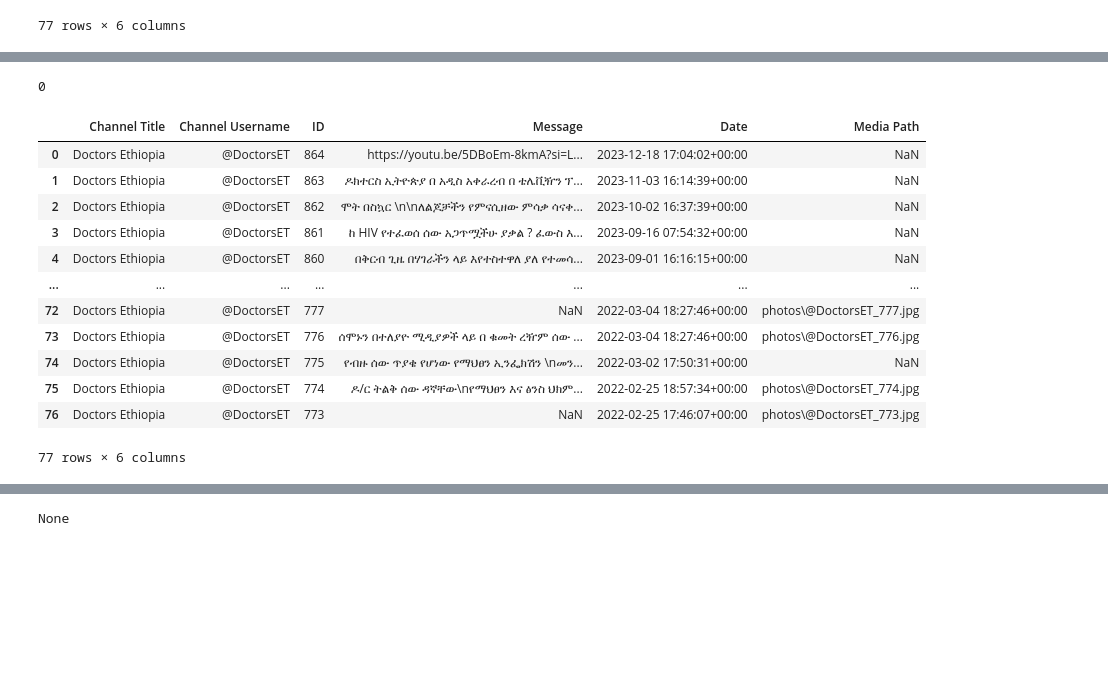
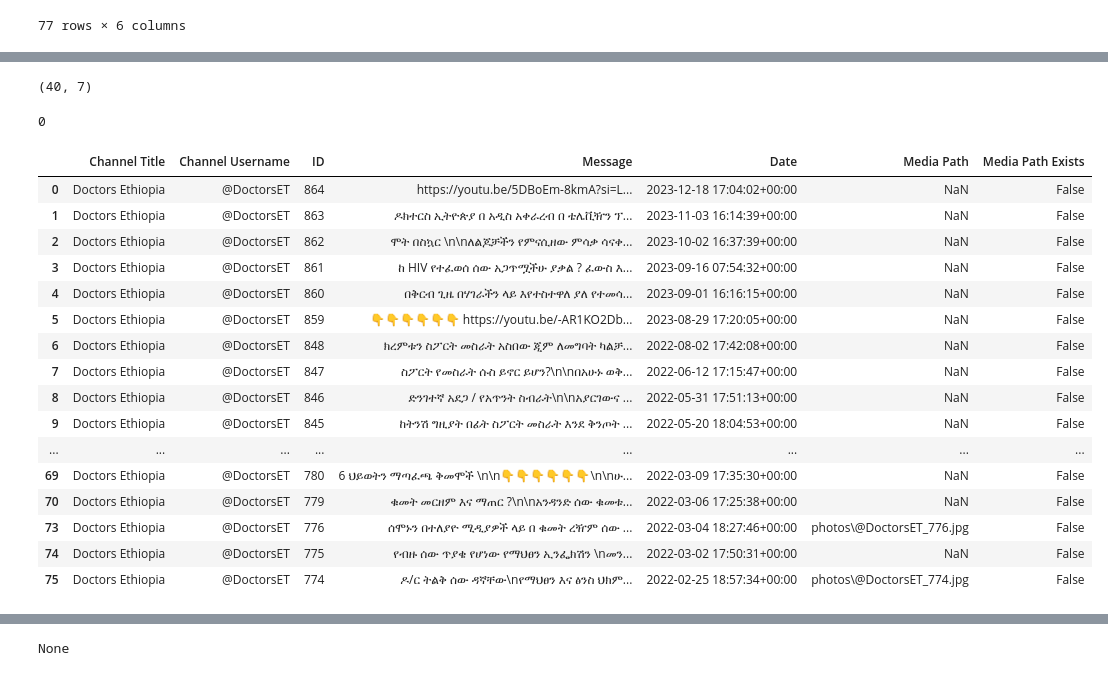
Before and after one commit to Abiy-Alemu/KAIM-Week-7, a Jupyter notebook: notebooks/task-2.analysis.ipynb, the cells around one changed output, grey strips where cells are left out. Drawn from its saved outputs; the diff is of its cells as text; code cells hidden in the pictures; blank space fills up the shorter version.

```diff
--- a/notebooks/task-2.analysis.ipynb
+++ b/notebooks/task-2.analysis.ipynb
@@ -45,0 +48,3 @@ data
+# %%
+# Convert the date column to a standardized format
+df_cleaned['Date'] = pd.to_datetime(df_cleaned['Date'], errors='coerce')
@@ -45,0 +57,4 @@ data
+# %%
+import os
+# Validate that each media path exists (if media is expected)
+df_cleaned['Media Path Exists'] = df_cleaned['Media Path'].apply(lambda x: os.path.exists(x) if pd.notna(x) else False)
@@ -46,37 +70,47 @@ data
+# %%
+df_cleaned.shape
+# %% [output]
+(40, 7)
+# %%
+df1 = df_cleaned
 # %%
-prev_data = data.iloc[0]
+prev_data = df1.iloc[0]
 i = 1
 count =0
 
 
-while i < len(data):
-    next_data = data.iloc[i]
+while i < len(df1):
+    next_data = df1.iloc[i]
 
 
     if tuple(prev_data) == tuple(next_data):
-        data = data.drop(i).reset_index(drop=True)
+        df1 = df1.drop(i).reset_index(drop=True)
         count += 1
     else:
-        prev_data = data.iloc[i]
+        prev_data = df1.iloc[i]
         i += 1
 
 print(count)
 # %% [output]
 0
-# %%
-data
-# %% [output]
-|  | Channel Title | Channel Username | ID | Message | Date | Media Path |
-| 0 | Doctors Ethiopia | @DoctorsET | 864 | https://youtu.be/5DBoEm-8kmA?si=L... | 2023-12-18 17:04:02+00:00 | NaN |
-| 1 | Doctors Ethiopia | @DoctorsET | 863 | ዶክተርስ ኢትዮጵያ በ አዲስ አቀራረብ በ ቴሌቪዥን ፕ... | 2023-11-03 16:14:39+00:00 | NaN |
-| 2 | Doctors Ethiopia | @DoctorsET | 862 | ሞት በስኳር \n\nለልጆቻችን የምናሲዘው ምሳቃ ሳናቀ... | 2023-10-02 16:37:39+00:00 | NaN |
-| 3 | Doctors Ethiopia | @DoctorsET | 861 | ከ HIV የተፈወሰ ሰው አጋጥሟችሁ ያቃል ? ፈውስ እ... | 2023-09-16 07:54:32+00:00 | NaN |
-| 4 | Doctors Ethiopia | @DoctorsET | 860 | በቅርብ ጊዜ በሃገራችን ላይ እየተስተዋለ ያለ የተመሳ... | 2023-09-01 16:16:15+00:00 | NaN |
-| ... | ... | ... | ... | ... | ... | ... |
-| 72 | Doctors Ethiopia | @DoctorsET | 777 | NaN | 2022-03-04 18:27:46+00:00 | photos\@DoctorsET_777.jpg |
-| 73 | Doctors Ethiopia | @DoctorsET | 776 | ሰሞኑን በተለያዮ ሚዲያዎች ላይ በ ቁመት ረዥም ሰው ... | 2022-03-04 18:27:46+00:00 | photos\@DoctorsET_776.jpg |
-| 74 | Doctors Ethiopia | @DoctorsET | 775 | የብዙ ሰው ጥያቄ የሆነው የማህፀን ኢንፌክሽን \nመን... | 2022-03-02 17:50:31+00:00 | NaN |
-| 75 | Doctors Ethiopia | @DoctorsET | 774 | ዶ/ር ትልቅ ሰው ዳኛቸው\nየማህፀን እና ፅንስ ህክም... | 2022-02-25 18:57:34+00:00 | photos\@DoctorsET_774.jpg |
-| 76 | Doctors Ethiopia | @DoctorsET | 773 | NaN | 2022-02-25 17:46:07+00:00 | photos\@DoctorsET_773.jpg |
-77 rows × 6 columns
+# %%
+df1
+# %% [output]
+|  | Channel Title | Channel Username | ID | Message | Date | Media Path | Media Path Exists |
+| 0 | Doctors Ethiopia | @DoctorsET | 864 | https://youtu.be/5DBoEm-8kmA?si=L... | 2023-12-18 17:04:02+00:00 | NaN | False |
+| 1 | Doctors Ethiopia | @DoctorsET | 863 | ዶክተርስ ኢትዮጵያ በ አዲስ አቀራረብ በ ቴሌቪዥን ፕ... | 2023-11-03 16:14:39+00:00 | NaN | False |
+| 2 | Doctors Ethiopia | @DoctorsET | 862 | ሞት በስኳር \n\nለልጆቻችን የምናሲዘው ምሳቃ ሳናቀ... | 2023-10-02 16:37:39+00:00 | NaN | False |
+| 3 | Doctors Ethiopia | @DoctorsET | 861 | ከ HIV የተፈወሰ ሰው አጋጥሟችሁ ያቃል ? ፈውስ እ... | 2023-09-16 07:54:32+00:00 | NaN | False |
+| 4 | Doctors Ethiopia | @DoctorsET | 860 | በቅርብ ጊዜ በሃገራችን ላይ እየተስተዋለ ያለ የተመሳ... | 2023-09-01 16:16:15+00:00 | NaN | False |
+| 5 | Doctors Ethiopia | @DoctorsET | 859 | 👇👇👇👇👇👇 https://youtu.be/-AR1KO2Db... | 2023-08-29 17:20:05+00:00 | NaN | False |
+| 6 | Doctors Ethiopia | @DoctorsET | 848 | ክረምቱን ስፖርት መስራት አስበው ጂም ለመግባት ካልቻ... | 2022-08-02 17:42:08+00:00 | NaN | False |
+| 7 | Doctors Ethiopia | @DoctorsET | 847 | ስፖርት የመስራት ሱስ ይኖር ይሆን?\n\nበአሁኑ ወቅ... | 2022-06-12 17:15:47+00:00 | NaN | False |
+| 8 | Doctors Ethiopia | @DoctorsET | 846 | ድንገተኛ አደጋ / የአጥንት ስብራት\n\nአያርገውና ... | 2022-05-31 17:51:13+00:00 | NaN | False |
+| 9 | Doctors Ethiopia | @DoctorsET | 845 | ከትንሽ ግዚያት በፊት ስፖርት መስራት እንደ ቅንጦት ... | 2022-05-20 18:04:53+00:00 | NaN | False |
+| ... | ... | ... | ... | ... | ... | ... | ... |
+| 69 | Doctors Ethiopia | @DoctorsET | 780 | 6 ህይወትን ማጣፈጫ ቅመሞች \n\n👇👇👇👇👇👇\n\nሁ... | 2022-03-09 17:35:30+00:00 | NaN | False |
+| 70 | Doctors Ethiopia | @DoctorsET | 779 | ቁመት መርዘም እና ማጠር ?\n\nአንዳንድ ሰው ቁመቱ... | 2022-03-06 17:25:38+00:00 | NaN | False |
+| 73 | Doctors Ethiopia | @DoctorsET | 776 | ሰሞኑን በተለያዮ ሚዲያዎች ላይ በ ቁመት ረዥም ሰው ... | 2022-03-04 18:27:46+00:00 | photos\@DoctorsET_776.jpg | False |
+| 74 | Doctors Ethiopia | @DoctorsET | 775 | የብዙ ሰው ጥያቄ የሆነው የማህፀን ኢንፌክሽን \nመን... | 2022-03-02 17:50:31+00:00 | NaN | False |
+| 75 | Doctors Ethiopia | @DoctorsET | 774 | ዶ/ር ትልቅ ሰው ዳኛቸው\nየማህፀን እና ፅንስ ህክም... | 2022-02-25 18:57:34+00:00 | photos\@DoctorsET_774.jpg | False |
 # %%
```
Also changed, not shown: parts of 16 cells of this notebook.
